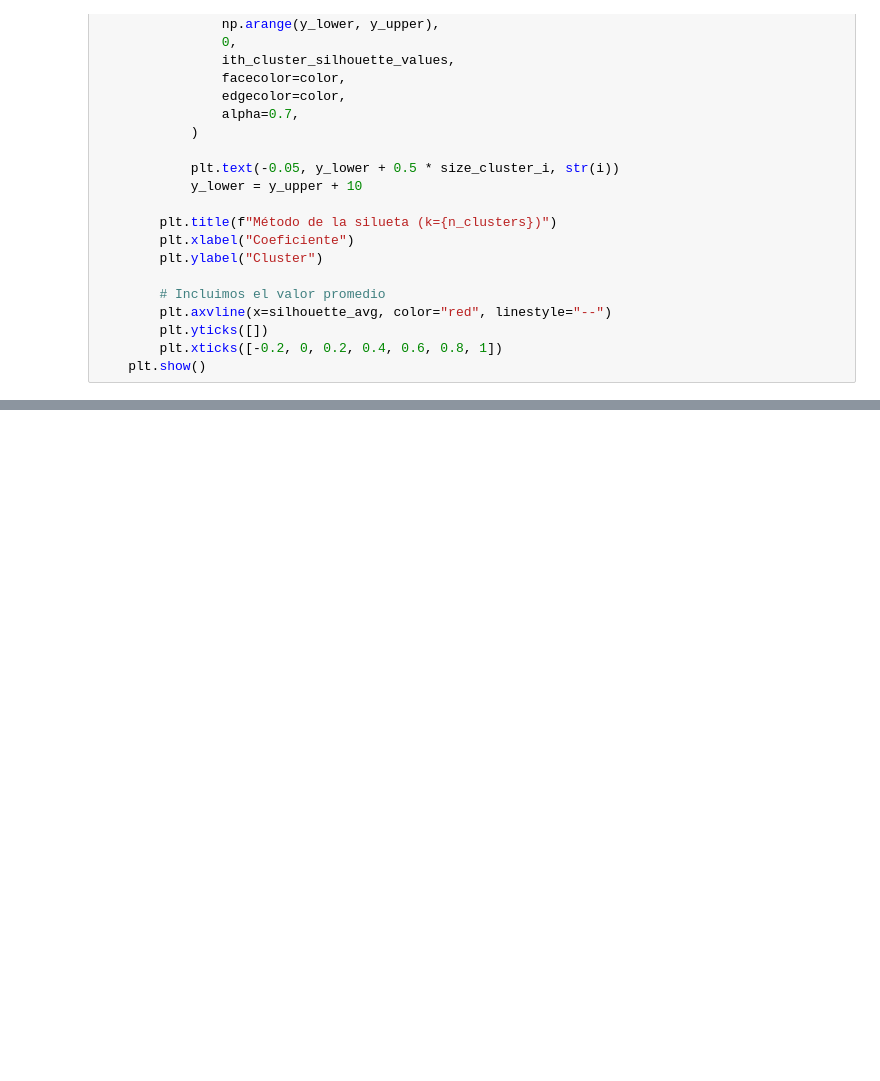
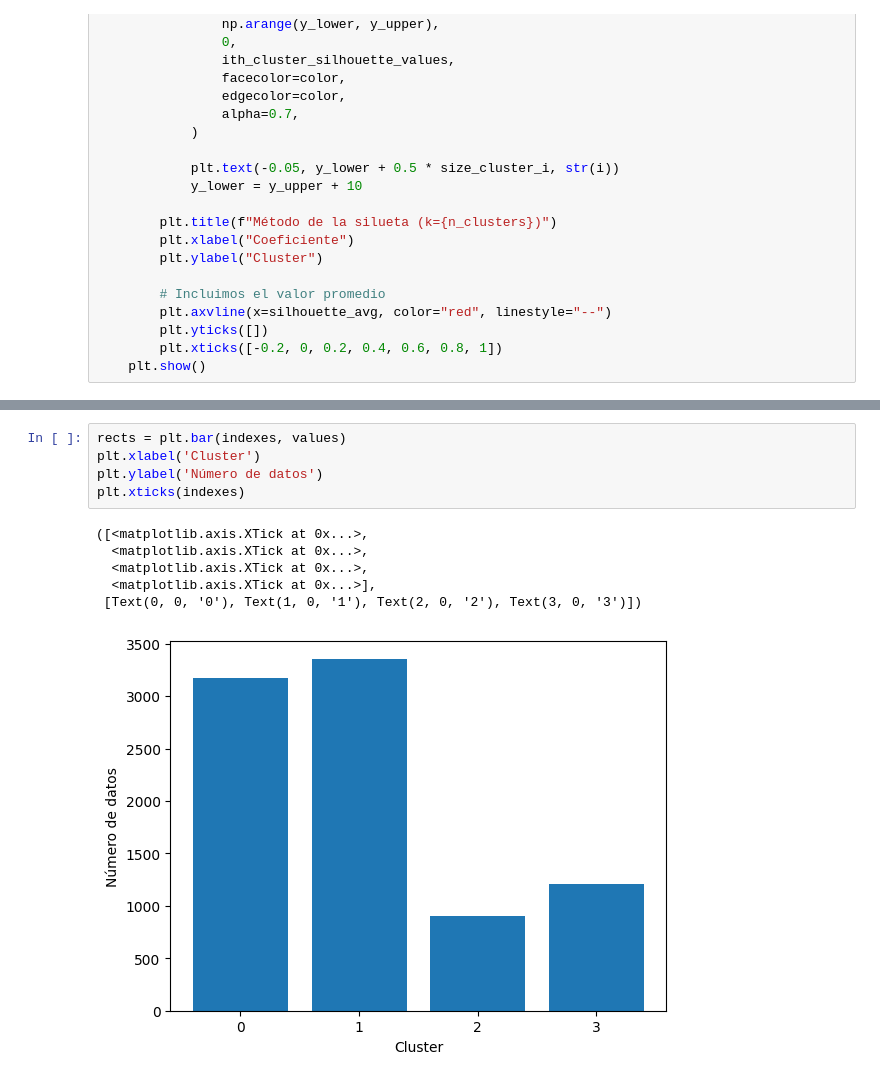
Before and after one commit to NataliaVillegasC/BI-Laboratorio2_Agrupacion, a Jupyter notebook: NataliaLab.ipynb, the cells around one changed output, grey strips where cells are left out. Saved outputs shown, nothing was run; the diff lists cells and outputs as text; blank space fills up the shorter version.

```diff
--- a/NataliaLab.ipynb
+++ b/NataliaLab.ipynb
@@ -592,0 +666,12 @@ def silhouette_analysis(X, model, k_min, k_max):
+# %%
+rects = plt.bar(indexes, values)
+plt.xlabel('Cluster')
+plt.ylabel('Número de datos')
+plt.xticks(indexes)
+# %% [output]
+([<matplotlib.axis.XTick at 0x...>,
+  <matplotlib.axis.XTick at 0x...>,
+  <matplotlib.axis.XTick at 0x...>,
+  <matplotlib.axis.XTick at 0x...>],
+ [Text(0, 0, '0'), Text(1, 0, '1'), Text(2, 0, '2'), Text(3, 0, '3')])
+[figure, added]
```
Also changed, not shown: parts of 15 cells of this notebook.
